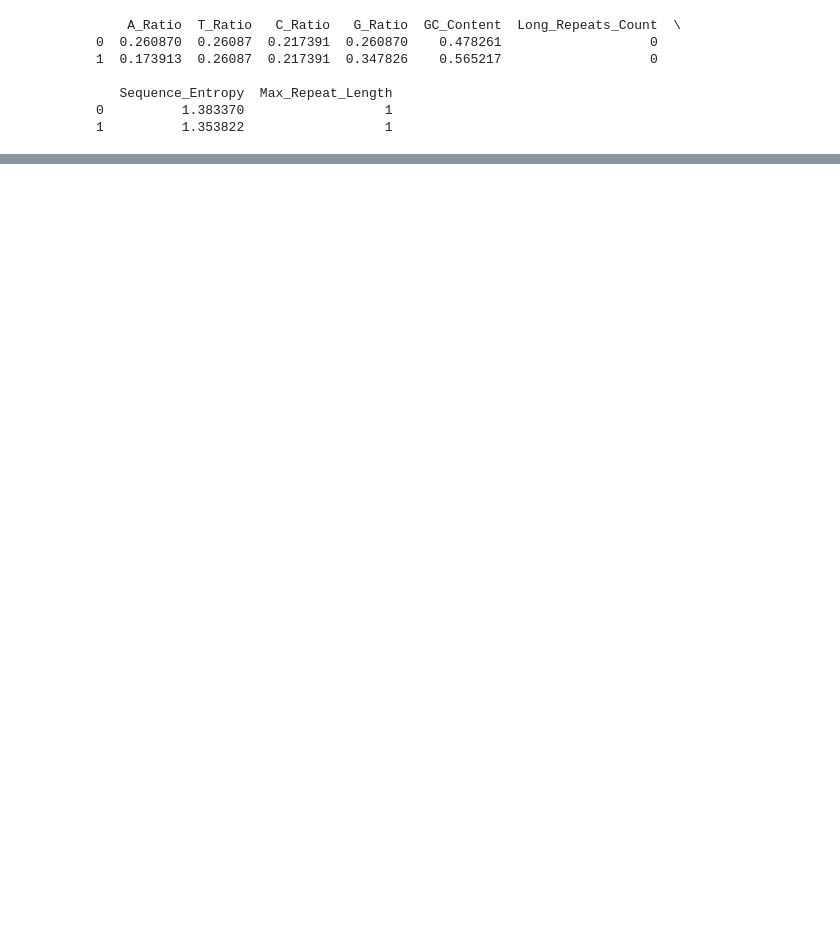
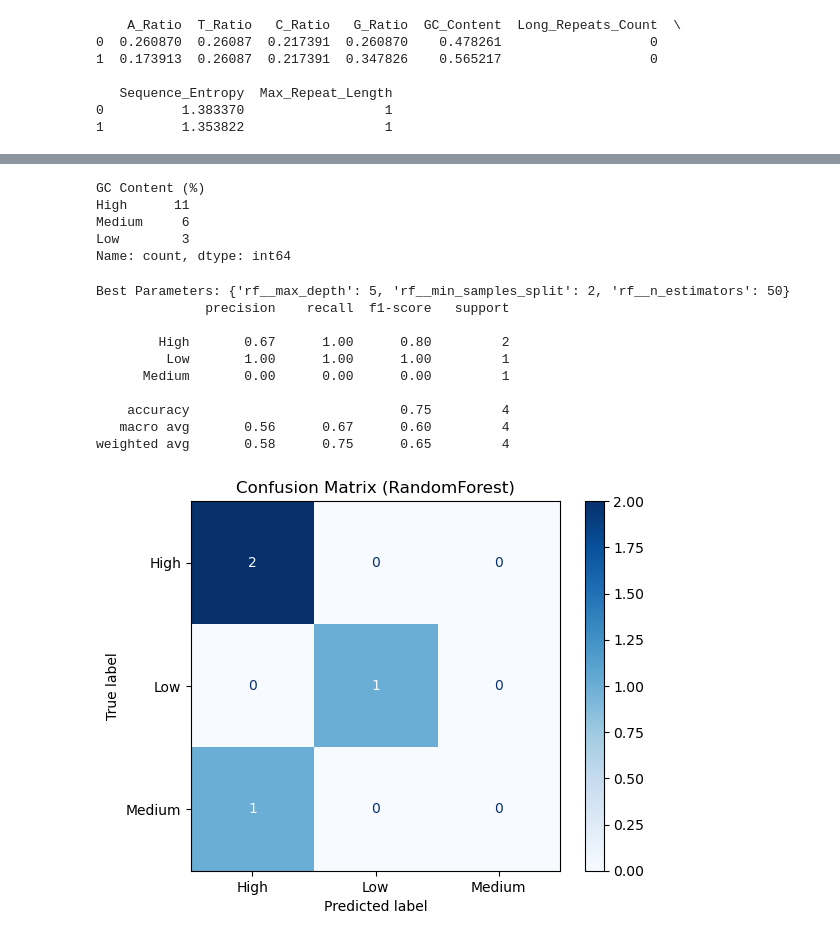
Before and after one commit to darkghost688/6360finalpfoject, a Jupyter notebook: nifH.ipynb, the cells around one changed output, grey strips where cells are left out. Saved outputs shown, nothing was run; the diff lists cells and outputs as text; code cells hidden in the pictures; blank space fills up the shorter version.

```diff
--- a/nifH.ipynb
+++ b/nifH.ipynb
@@ -270,0 +395,59 @@ print(features_df)
+# %%
+# 特征和目标
+X = df.drop(columns=['Sample'])  # 去掉样本编号列
+y = pd.cut(df['GC Content (%)'], bins=3, labels=["Low", "Medium", "High"])  # 通过GC含量分成3类
+
+# 检查新目标变量的类别分布
+print(y.value_counts())
+
+# 划分训练集和测试集
+X_train, X_test, y_train, y_test = train_test_split(X, y, test_size=0.2, random_state=42, stratify=y)
+
+# Define pipeline with scaling and RandomForest
+pipeline = Pipeline([
+    ('scaler', StandardScaler()),
+    ('rf', RandomForestClassifier(random_state=42))
+])
+
+# Define hyperparameter grid for RandomForest
+param_grid = {
+    'rf__n_estimators': [50, 100, 200],
+    'rf__max_depth': [5, 10, 20, None],
+    'rf__min_samples_split': [2, 5, 10]
+}
+
+# Use GridSearchCV for hyperparameter tuning
+rf_grid = GridSearchCV(estimator=pipeline, param_grid=param_grid, cv=3, scoring='accuracy')
+rf_grid.fit(X_train, y_train)
+
+# Best parameters
+best_params = rf_grid.best_params_
+print(f"Best Parameters: {best_params}")
+
+# Predict on test set
+y_pred = rf_grid.best_estimator_.predict(X_test)
+
+# 输出分类报告
+print(classification_report(y_test, y_pred))
+
+# 绘制混淆矩阵
+ConfusionMatrixDisplay.from_estimator(rf_grid, X_test, y_test, cmap='Blues')
+plt.title('Confusion Matrix (RandomForest)')
+plt.show()
+# %% [output]
+GC Content (%)
+High      11
+Medium     6
+Low        3
+Name: count, dtype: int64
+Best Parameters: {'rf__max_depth': 5, 'rf__min_samples_split': 2, 'rf__n_estimators': 50}
+              precision    recall  f1-score   support
+
+        High       0.67      1.00      0.80         2
+         Low       1.00      1.00      1.00         1
+      Medium       0.00      0.00      0.00         1
+
+    accuracy                           0.75         4
+   macro avg       0.56      0.67      0.60         4
+weighted avg       0.58      0.75      0.65         4
+[figure, added]
```
Also changed, not shown: parts of 7 cells of this notebook, 1 other file.
